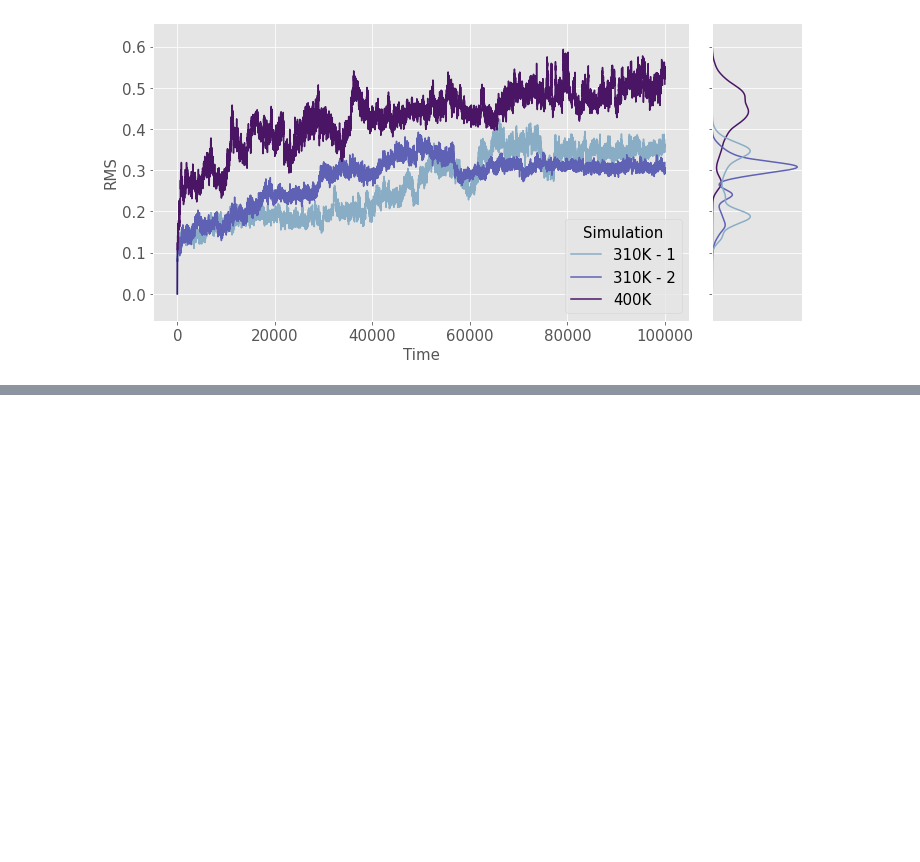
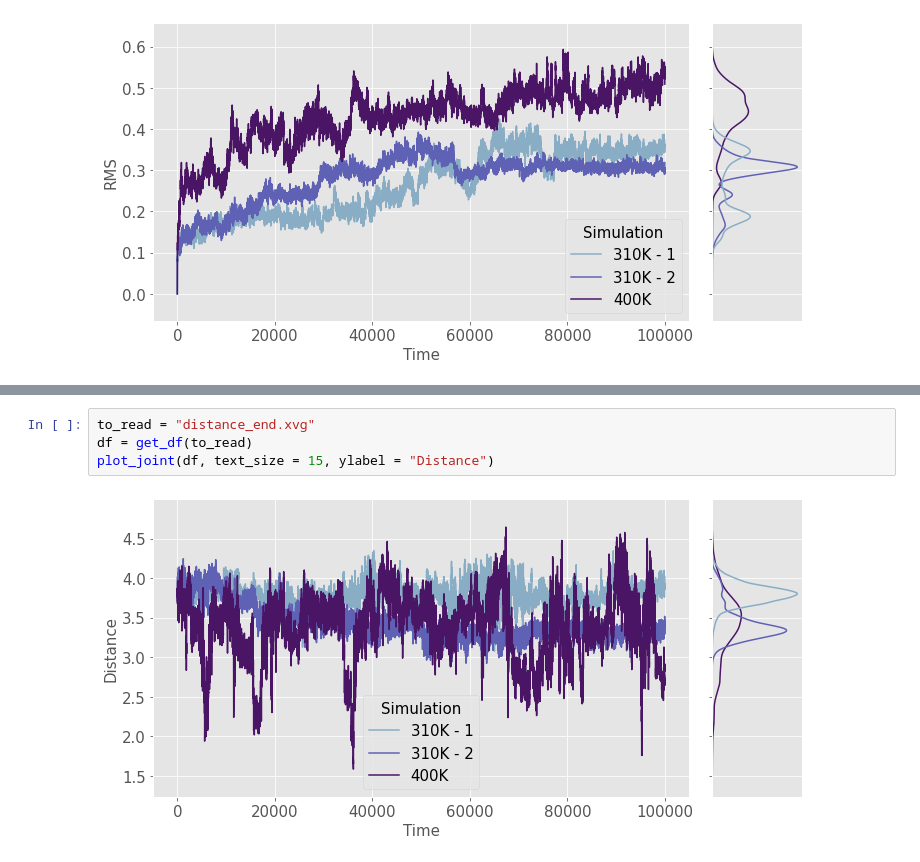
Before and after one commit to hellowithchicken/Biomolecular-Simulations, a Jupyter notebook: analysis.ipynb, the cells around one changed output, grey strips where cells are left out. Drawn from its saved outputs; the diff is of its cells as text; blank space fills up the shorter version.

```diff
--- a/analysis.ipynb
+++ b/analysis.ipynb
@@ -96,0 +105,6 @@ plot_joint(df, text_size = 15)
+# %%
+to_read = "distance_end.xvg"
+df = get_df(to_read)
+plot_joint(df, text_size = 15, ylabel = "Distance")
+# %% [output]
+[figure, added]
```
Also changed, not shown: parts of 16 cells of this notebook, 1 other file.
